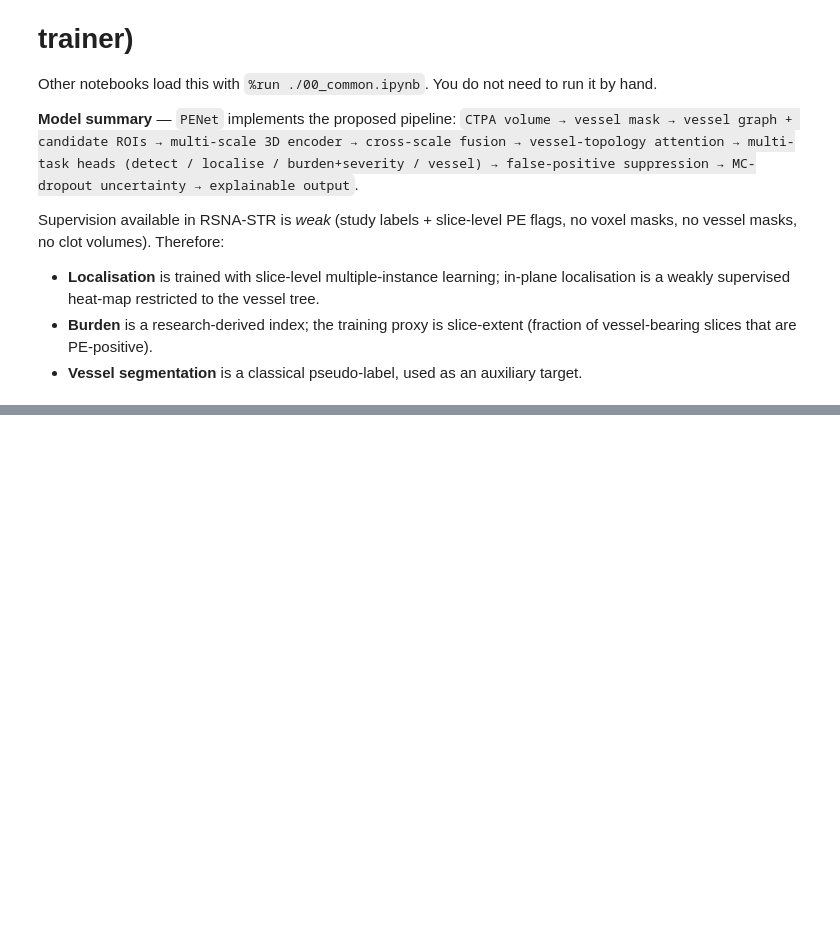
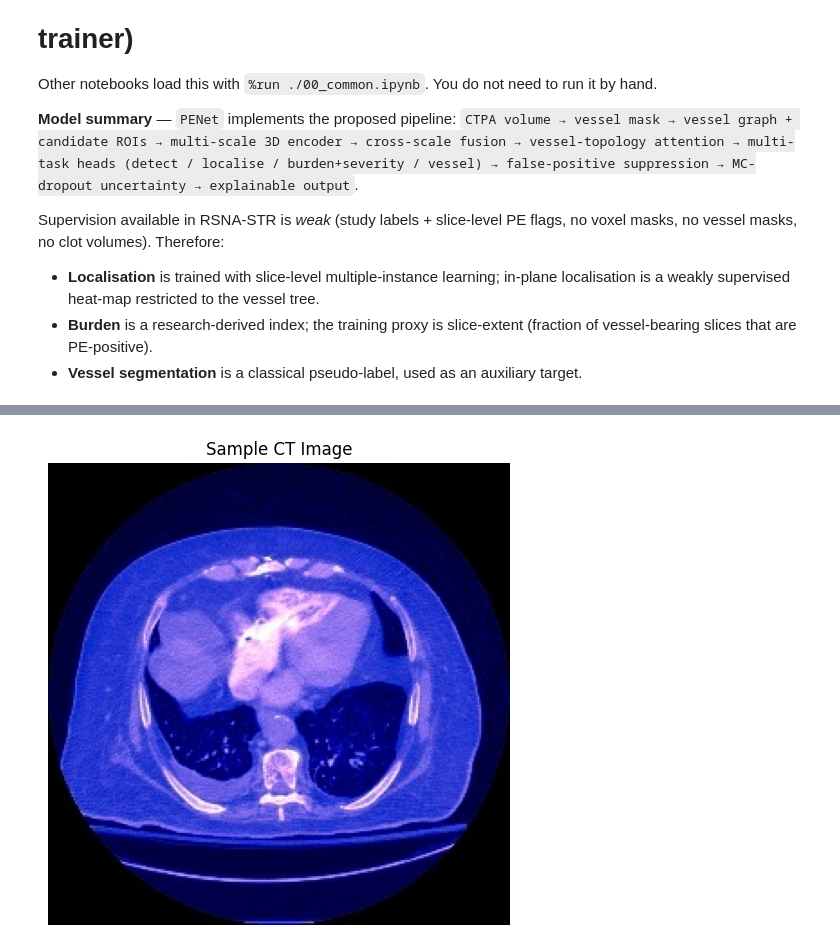
Before and after one commit to RAVENEXACE/Pulmonary_Embolism, a Jupyter notebook: 00_common (1).ipynb, the cells around one changed output, grey strips where cells are left out. Saved outputs shown, nothing was run; the diff lists cells and outputs as text; code cells hidden in the pictures; blank space fills up the shorter version.

```diff
--- a/00_common (1).ipynb
+++ b/00_common (1).ipynb
@@ -11,0 +165,18 @@ Supervision available in RSNA-STR is *weak* (study labels + slice-level PE flags
+# %%
+import tensorflow as tf
+import os
+
+tfrec_path = "/content/Pulmonary_Embolism_Dataset/extracted/train-000-1.tfrec"
+
+raw_dataset = tf.data.TFRecordDataset(tfrec_path)
+
+# Read the first record
+for raw_record in raw_dataset.take(1):
+
+    example = tf.train.Example()
+    example.ParseFromString(raw_record.numpy())
+
+    print("Available features:")
+
+    for feature_name, feature in example.features.feature.items():
+        print(feature_name, feature)
@@ -11,0 +196,19 @@ Supervision available in RSNA-STR is *weak* (study labels + slice-level PE flags
+# %%
+import matplotlib.pyplot as plt
+
+for raw_record in raw_dataset.take(1):
+
+    example = tf.train.Example()
+    example.ParseFromString(raw_record.numpy())
+
+    image_bytes = example.features.feature['image'].bytes_list.value[0]
+
+    image = tf.image.decode_jpeg(image_bytes, channels=3)
+
+    plt.figure(figsize=(6, 6))
+    plt.imshow(image)
+    plt.axis('off')
+    plt.title("Sample CT Image")
+    plt.show()
+# %% [output]
+[figure, added]
```
Also changed, not shown: parts of 17 cells of this notebook.
